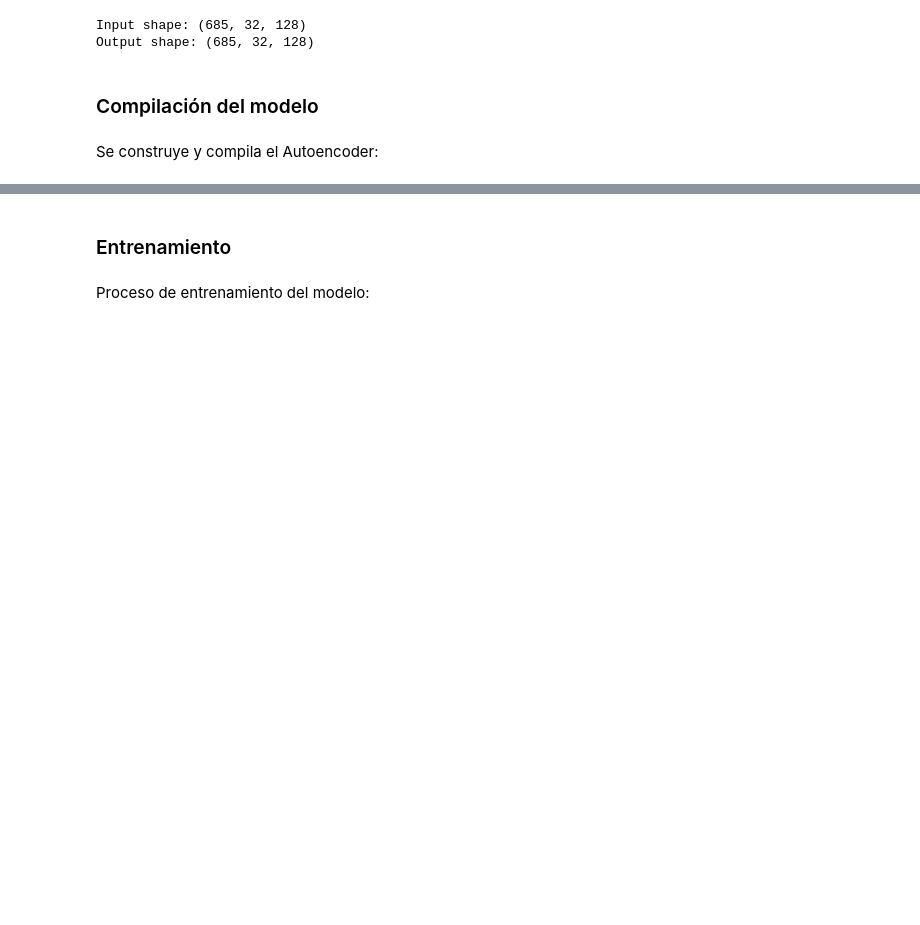
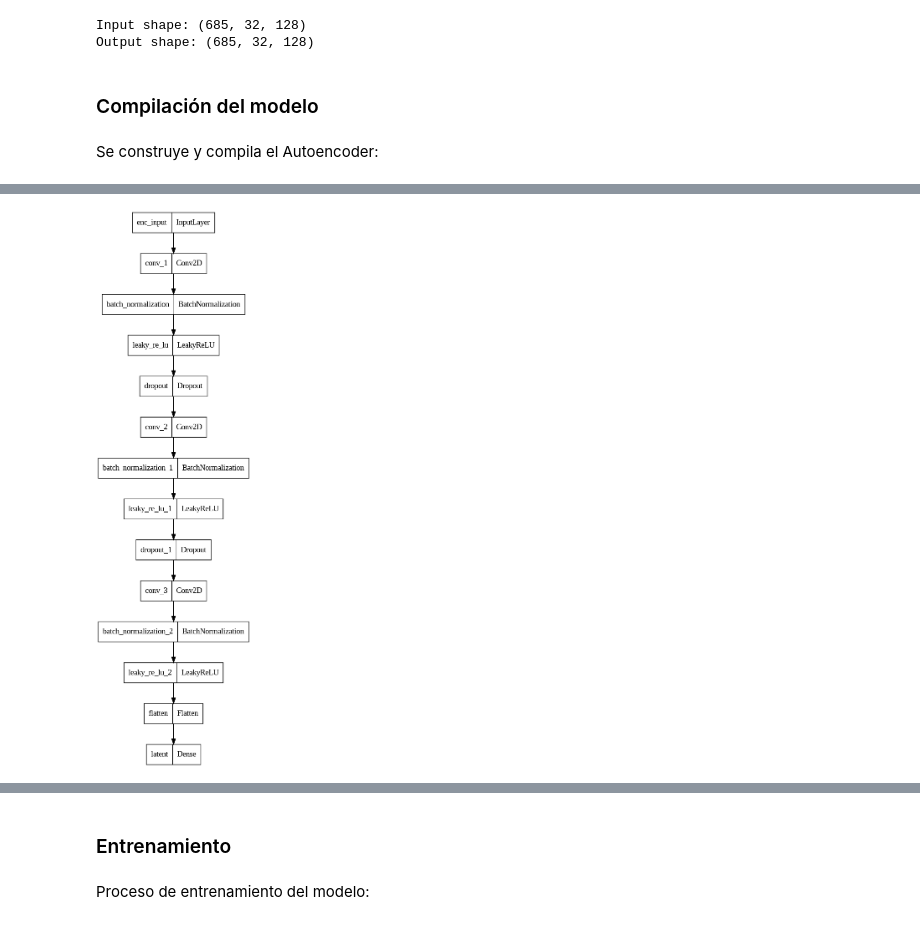
Before and after one commit to STarrio/generative-music, a Jupyter notebook: CNNMusicGeneration.ipynb, the cells around one changed output, grey strips where cells are left out. Cells and saved outputs as stored; diff of their text form; code cells hidden in the pictures; blank space fills up the shorter version.

```diff
--- a/CNNMusicGeneration.ipynb
+++ b/CNNMusicGeneration.ipynb
@@ -400,3 +403,7 @@ Total params: 346,881
 Trainable params: 346,241
 Non-trainable params: 640
 _________________________________________________________________
+# %%
+cnn.plot_model_graph(component='encoder')
+# %% [output]
+[figure, added]
```
Also changed, not shown: parts of 5 cells of this notebook.
